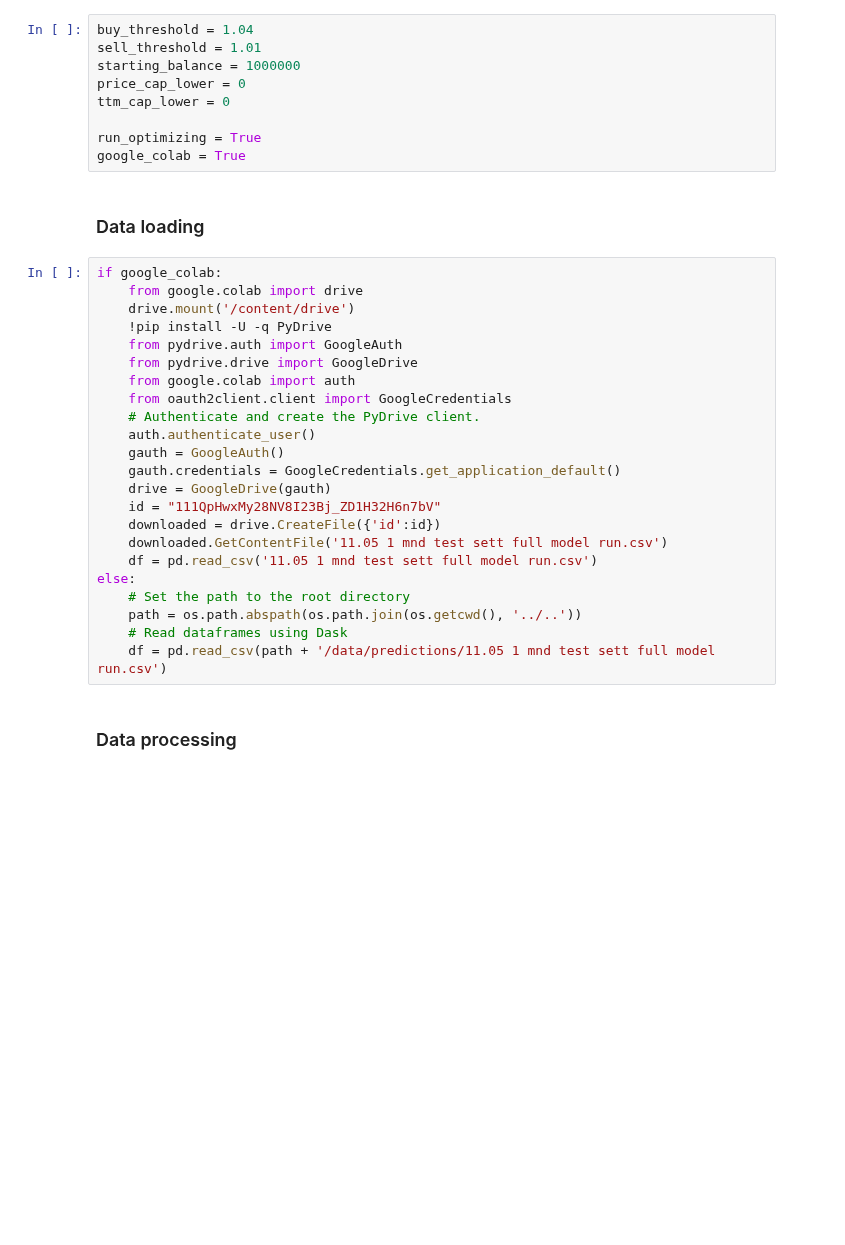
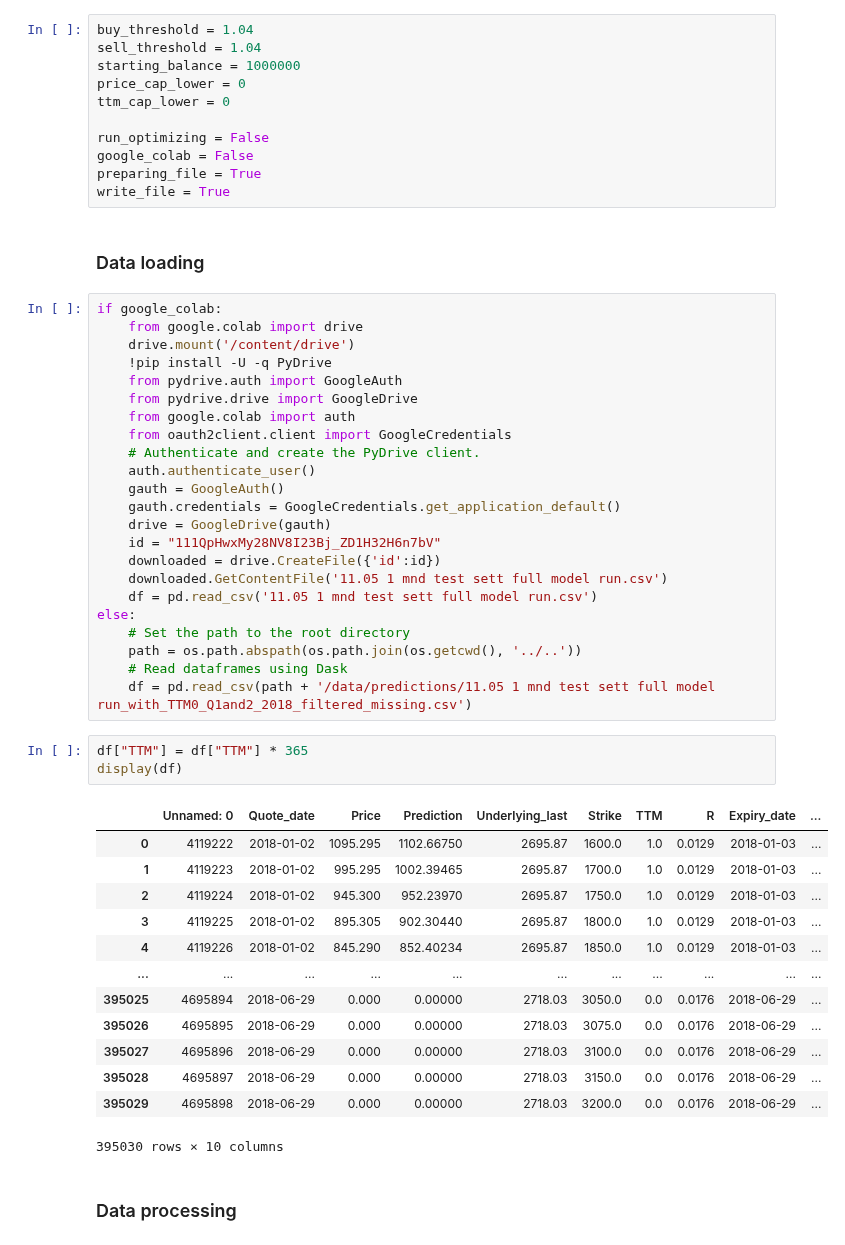
Before and after one commit to erlend-rygg/deep-learning-for-option-pricing, a Jupyter notebook: results_analysis/backtesting/backtesting_v9.1 - percent threshold.ipynb, the cells around one changed output. Cells and saved outputs as stored; diff of their text form; blank space fills up the shorter version.

```diff
--- a/results_analysis/backtesting/backtesting_v9.1 - percent threshold.ipynb
+++ b/results_analysis/backtesting/backtesting_v9.1 - percent threshold.ipynb
@@ -17,13 +17,15 @@ warnings.simplefilter(action='ignore', category=SettingWithCopyWarning)
 ### Parameters
 # %%
 buy_threshold = 1.04
-sell_threshold = 1.01
+sell_threshold = 1.04
 starting_balance = 1000000
 price_cap_lower = 0
 ttm_cap_lower = 0
 
-run_optimizing = True
-google_colab = True
+run_optimizing = False
+google_colab = False
+preparing_file = True
+write_file = True
 # %% [markdown]
 ### Data loading
 # %%
@@ -48,7 +50,24 @@ else:
     # Set the path to the root directory
     path = os.path.abspath(os.path.join(os.getcwd(), '../..'))
     # Read dataframes using Dask
-    df = pd.read_csv(path + '/data/predictions/11.05 1 mnd test sett full model run.csv')
+    df = pd.read_csv(path + '/data/predictions/11.05 1 mnd test sett full model run_with_TTM0_Q1and2_2018_filtered_missing.csv')
+# %%
+df["TTM"] = df["TTM"] * 365
+display(df)
+# %% [output]
+|  | Unnamed: 0 | Quote_date | Price | Prediction | Underlying_last | Strike | TTM | R | Expiry_date | ... |
+| 0 | 4119222 | 2018-01-02 | 1095.295 | 1102.66750 | 2695.87 | 1600.0 | 1.0 | 0.0129 | 2018-01-03 | ... |
+| 1 | 4119223 | 2018-01-02 | 995.295 | 1002.39465 | 2695.87 | 1700.0 | 1.0 | 0.0129 | 2018-01-03 | ... |
+| 2 | 4119224 | 2018-01-02 | 945.300 | 952.23970 | 2695.87 | 1750.0 | 1.0 | 0.0129 | 2018-01-03 | ... |
+| 3 | 4119225 | 2018-01-02 | 895.305 | 902.30440 | 2695.87 | 1800.0 | 1.0 | 0.0129 | 2018-01-03 | ... |
+| 4 | 4119226 | 2018-01-02 | 845.290 | 852.40234 | 2695.87 | 1850.0 | 1.0 | 0.0129 | 2018-01-03 | ... |
+| ... | ... | ... | ... | ... | ... | ... | ... | ... | ... | ... |
+| 395025 | 4695894 | 2018-06-29 | 0.000 | 0.00000 | 2718.03 | 3050.0 | 0.0 | 0.0176 | 2018-06-29 | ... |
+| 395026 | 4695895 | 2018-06-29 | 0.000 | 0.00000 | 2718.03 | 3075.0 | 0.0 | 0.0176 | 2018-06-29 | ... |
+| 395027 | 4695896 | 2018-06-29 | 0.000 | 0.00000 | 2718.03 | 3100.0 | 0.0 | 0.0176 | 2018-06-29 | ... |
+| 395028 | 4695897 | 2018-06-29 | 0.000 | 0.00000 | 2718.03 | 3150.0 | 0.0 | 0.0176 | 2018-06-29 | ... |
+| 395029 | 4695898 | 2018-06-29 | 0.000 | 0.00000 | 2718.03 | 3200.0 | 0.0 | 0.0176 | 2018-06-29 | ... |
+395030 rows × 10 columns
 # %% [markdown]
 ### Data processing
 # %%
```
Also changed, not shown: parts of 13 cells of this notebook, 1 other file.
